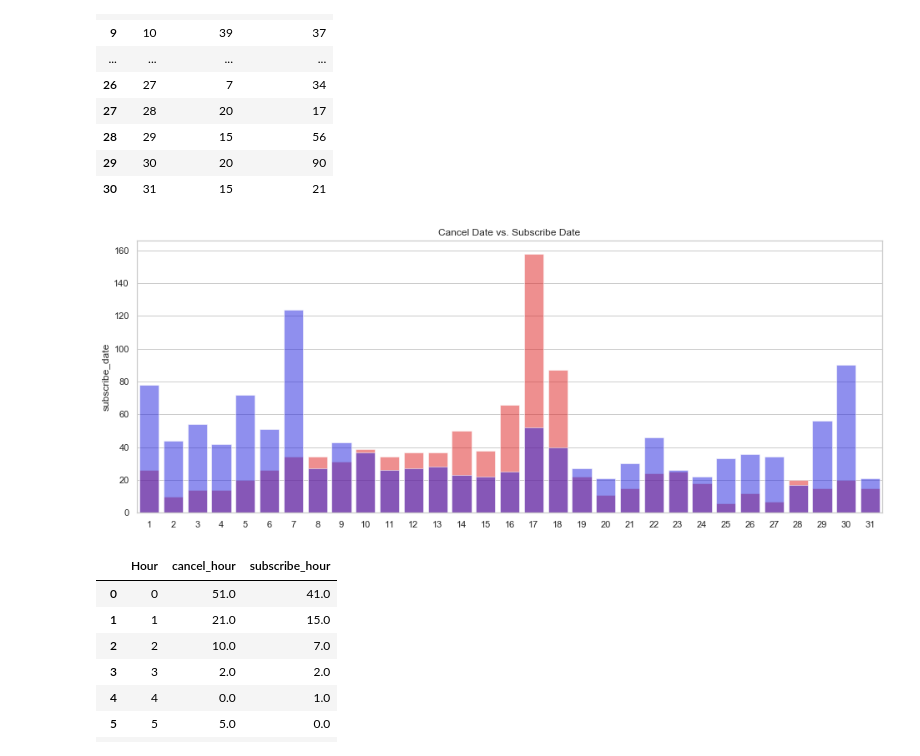
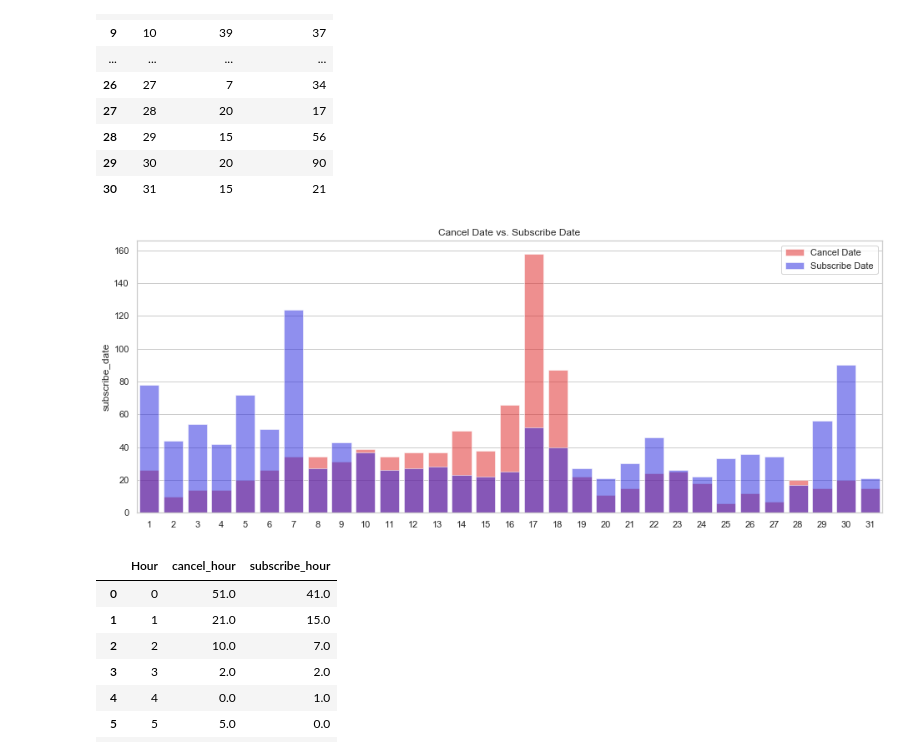
Before and after one commit to Armclimber/Projects, a Jupyter notebook: Capstone2/Subscription - Data Wrangling and EDA.ipynb, the cells around one changed output. Saved outputs shown, nothing was run; the diff lists cells and outputs as text; code cells hidden in the pictures.

```diff
--- a/Capstone2/Subscription - Data Wrangling and EDA.ipynb
+++ b/Capstone2/Subscription - Data Wrangling and EDA.ipynb
@@ -339,14 +362,15 @@ date_analysis
 # %%
 #Add a hist chart
 plt.figure(figsize=(16, 6))
-ax = sns.barplot(x="Date", y="cancel_date", data=date_analysis, color='red',alpha=0.5,ci=None)
-ax = sns.barplot(x="Date", y="subscribe_date", data=date_analysis, color='blue',alpha=0.5,ci=None)
+ax = sns.barplot(x="Date", y="cancel_date", data=date_analysis, color='red',label='Cancel Date',alpha=0.5,ci=None)
+ax = sns.barplot(x="Date", y="subscribe_date", data=date_analysis, color='blue',label='Subscribe Date',alpha=0.5,ci=None)
 
 ax.set_title("Cancel Date vs. Subscribe Date")
 ax.set_xlabel('')
+ax.legend()
 plt.show()
 # %% [output]
-[figure, old version]
+[figure, new version]
 # %%
 #People are more likely to cancel at nights
 #But subscribe happen at night and in the afternoon: maybe send emails just before they have time to subscribe
```
Also changed, not shown: parts of 44 cells of this notebook.
